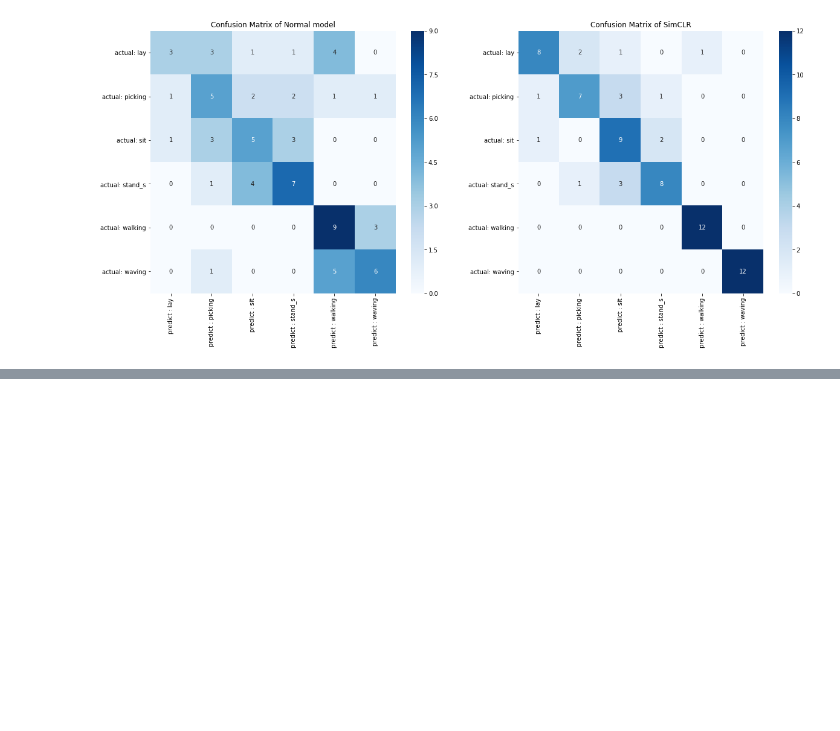
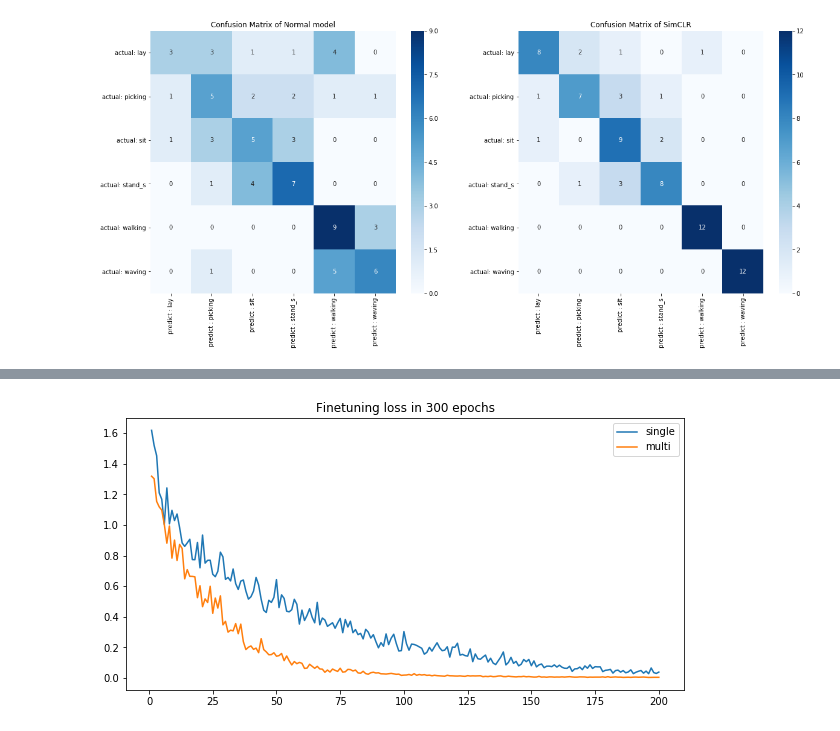
Before and after one commit to hslau44/irs_toolbox, a Jupyter notebook: Visualization.ipynb, the cells around one changed output, grey strips where cells are left out. Drawn from its saved outputs; the diff is of its cells as text; code cells hidden in the pictures; blank space fills up the shorter version.

```diff
--- a/Visualization.ipynb
+++ b/Visualization.ipynb
@@ -316,0 +321,12 @@ plt.show()
+# %%
+clf_expname = 'Encoder_vgg16_mode_clf_on_exp4csipwr_finetuning_checkpoint_300__2021_02_17_16_21'
+clf_loss  = pd.read_csv('./record/'+clf_expname+'_loss.csv')
+clf_acc  = pd.read_csv('./record/'+clf_expname+'_accuracy.csv')
+clf_cmtx  = pd.read_csv('./record/'+clf_expname+'_cmtx.csv',index_col=0)
+clf_repo = pd.read_csv('./record/'+clf_expname+'_report.csv',index_col=0)
+
+norm_expname = 'Encoder_vgg16_mode_clf_on_exp4csipair_finetuning_checkpoint_200__2021_02_11_23_47'
+norm_loss  = pd.read_csv('./record/'+norm_expname+'_loss.csv')
+norm_acc  = pd.read_csv('./record/'+norm_expname+'_accuracy.csv')
+norm_cmtx  = pd.read_csv('./record/'+norm_expname+'_cmtx.csv',index_col=0)
+norm_repo = pd.read_csv('./record/'+norm_expname+'_report.csv',index_col=0)
@@ -316,0 +338,9 @@ plt.show()
+# %%
+plt.figure(figsize=(10,5))
+plt.plot(np.arange(1,201),norm_loss['train_loss'].values)
+plt.plot(np.arange(1,201),clf_loss['train_loss'].values[:200])
+plt.legend(['single','multi'])
+plt.title('Finetuning loss in 300 epochs')
+plt.show()
+# %% [output]
+[figure, added]
```
Also changed, not shown: parts of 10 cells of this notebook.
